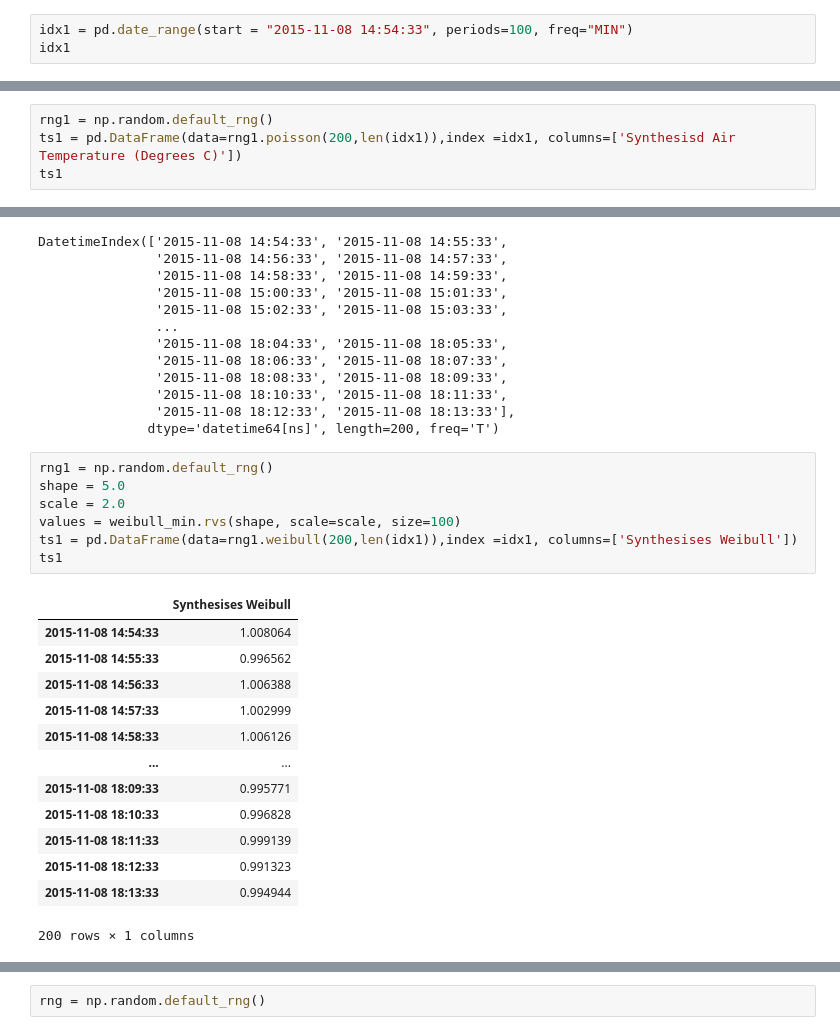
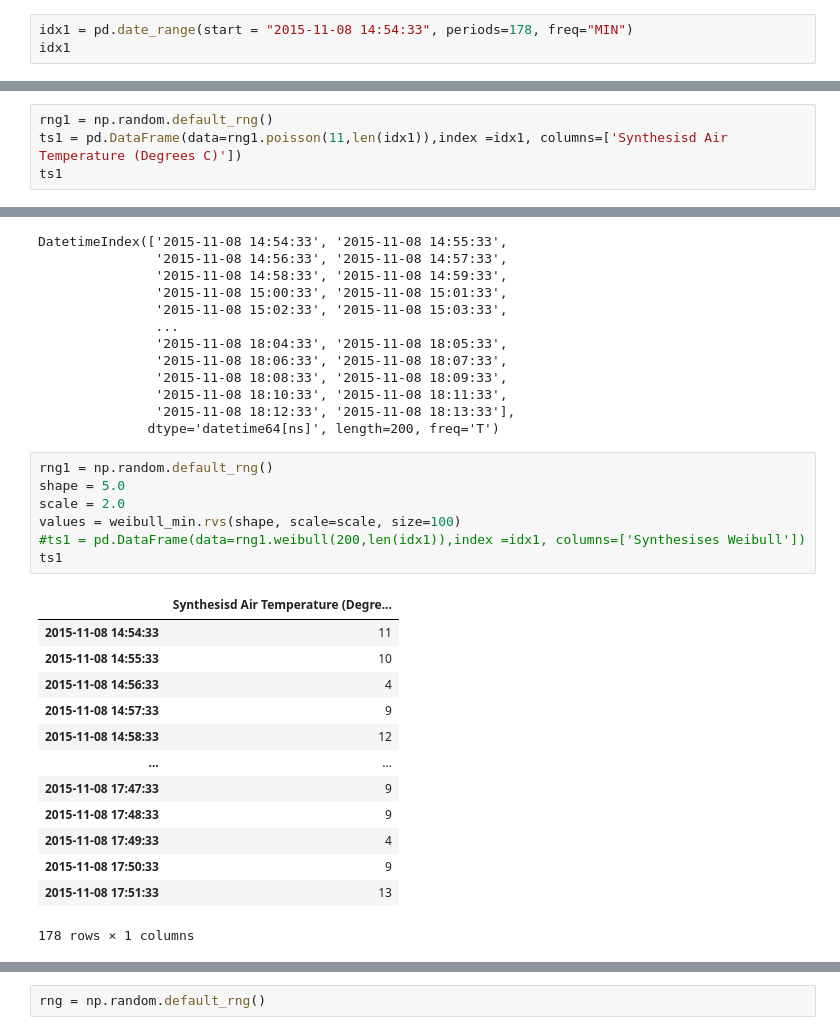
Before and after one commit to dectan/Programming-for-Data-Analysis-Project-1, a Jupyter notebook: Project 1.ipynb, the cells around one changed output, grey strips where cells are left out. Drawn from its saved outputs; the diff is of its cells as text.

```diff
--- a/Project 1.ipynb
+++ b/Project 1.ipynb
@@ -189,5 +189,5 @@ plt.show()
 # %%
-idx1 = pd.date_range(start = "2015-11-08 14:54:33", periods=100, freq="MIN")
+idx1 = pd.date_range(start = "2015-11-08 14:54:33", periods=178, freq="MIN")
 idx1
 # %% [output]
 DatetimeIndex(['2015-11-08 14:54:33', '2015-11-08 14:55:33',
@@ -210,6 +205,6 @@ DatetimeIndex(['2015-11-08 14:54:33', '2015-11-08 14:55:33',
 # %%
 rng1 = np.random.default_rng()
-ts1 = pd.DataFrame(data=rng1.poisson(200,len(idx1)),index =idx1, columns=['Synthesisd Air Temperature (Degrees C)'])
+ts1 = pd.DataFrame(data=rng1.poisson(11,len(idx1)),index =idx1, columns=['Synthesisd Air Temperature (Degrees C)'])
 ts1
 # %% [output]
 |  | Synthesisd Air Temperature (Degre... |
@@ -302,24 +332,24 @@ DatetimeIndex(['2015-11-08 14:54:33', '2015-11-08 14:55:33',
 # %%
 rng1 = np.random.default_rng()
 shape = 5.0
 scale = 2.0
 values = weibull_min.rvs(shape, scale=scale, size=100)
-ts1 = pd.DataFrame(data=rng1.weibull(200,len(idx1)),index =idx1, columns=['Synthesises Weibull'])
+#ts1 = pd.DataFrame(data=rng1.weibull(200,len(idx1)),index =idx1, columns=['Synthesises Weibull'])
 ts1
 # %% [output]
-|  | Synthesises Weibull |
-| 2015-11-08 14:54:33 | 1.008064 |
-| 2015-11-08 14:55:33 | 0.996562 |
-| 2015-11-08 14:56:33 | 1.006388 |
-| 2015-11-08 14:57:33 | 1.002999 |
-| 2015-11-08 14:58:33 | 1.006126 |
+|  | Synthesisd Air Temperature (Degre... |
+| 2015-11-08 14:54:33 | 11 |
+| 2015-11-08 14:55:33 | 10 |
+| 2015-11-08 14:56:33 | 4 |
+| 2015-11-08 14:57:33 | 9 |
+| 2015-11-08 14:58:33 | 12 |
 | ... | ... |
-| 2015-11-08 18:09:33 | 0.995771 |
-| 2015-11-08 18:10:33 | 0.996828 |
-| 2015-11-08 18:11:33 | 0.999139 |
-| 2015-11-08 18:12:33 | 0.991323 |
-| 2015-11-08 18:13:33 | 0.994944 |
+| 2015-11-08 17:47:33 | 9 |
+| 2015-11-08 17:48:33 | 9 |
+| 2015-11-08 17:49:33 | 4 |
+| 2015-11-08 17:50:33 | 9 |
+| 2015-11-08 17:51:33 | 13 |
-200 rows × 1 columns
+178 rows × 1 columns
 # %%
 ts1.hist('Synthesises Weibull')
 plt.show()
```
Also changed, not shown: parts of 24 cells of this notebook.
